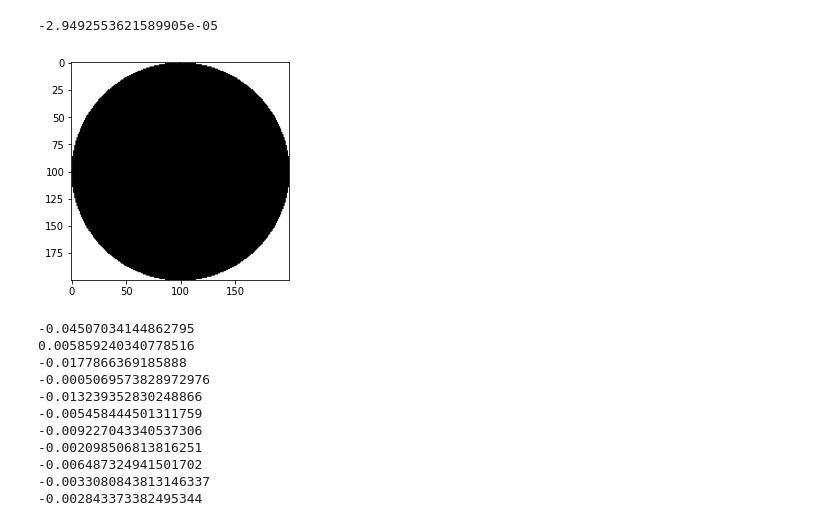
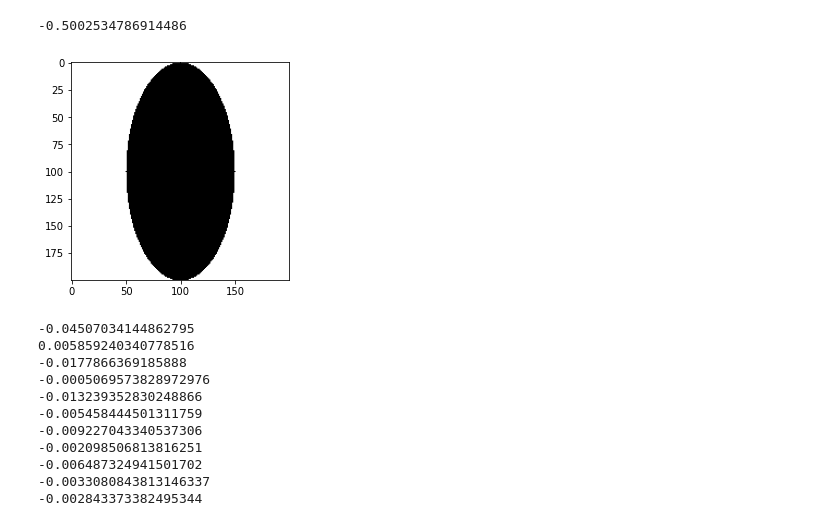
Before and after one commit to joshua-bromley/mcmcSampler, a Jupyter notebook: Ellipses.ipynb, the cells around one changed output. Drawn from its saved outputs; the diff is of its cells as text; code cells hidden in the pictures.

```diff
--- a/Ellipses.ipynb
+++ b/Ellipses.ipynb
@@ -7,25 +7,26 @@ def generateEllipse(a,b,gridX,gridY):
     grid = np.zeros([gridX,gridY])
     centerX = int(gridX/2)
     centerY = int(gridY/2)
-    for x in range(gridX):
-        for y in range(gridY):
-            if ((x-centerX)/a)*((x-centerX)/a) + ((y-centerY)/b)*((y-centerY)/b) <= 1:
-                grid[x][y] = 1
+    for x in range(len(grid)):
+        for y in range(len(grid[0])):
+            if a > 0 and b > 0:
+                if ((x-centerX)/a)*((x-centerX)/a) + ((y-centerY)/b)*((y-centerY)/b) <= 1:
+                    grid[x][y] = 1
 
     return grid
 # %%
-ellipse = generateEllipse(100,100,200,200)
+ellipse = generateEllipse(100,50,200,200)
 area = np.sum(ellipse)
 trueArea = np.pi*100*100
 areaError = (area-trueArea)/trueArea
 print(areaError)
 
 fig, ax = plt.subplots()
 ax.imshow(ellipse, cmap = 'Greys', aspect = 'equal', origin = 'upper')
 plt.show()
 # %% [output]
--2.9492553621589905e-05
+-0.5002534786914486
-[figure, old version]
+[figure, new version]
 # %%
 fig, axs = plt.subplots(5,5, figsize = (12,12))
 for i in range(25):
```
Also changed, not shown: 4 other files.
